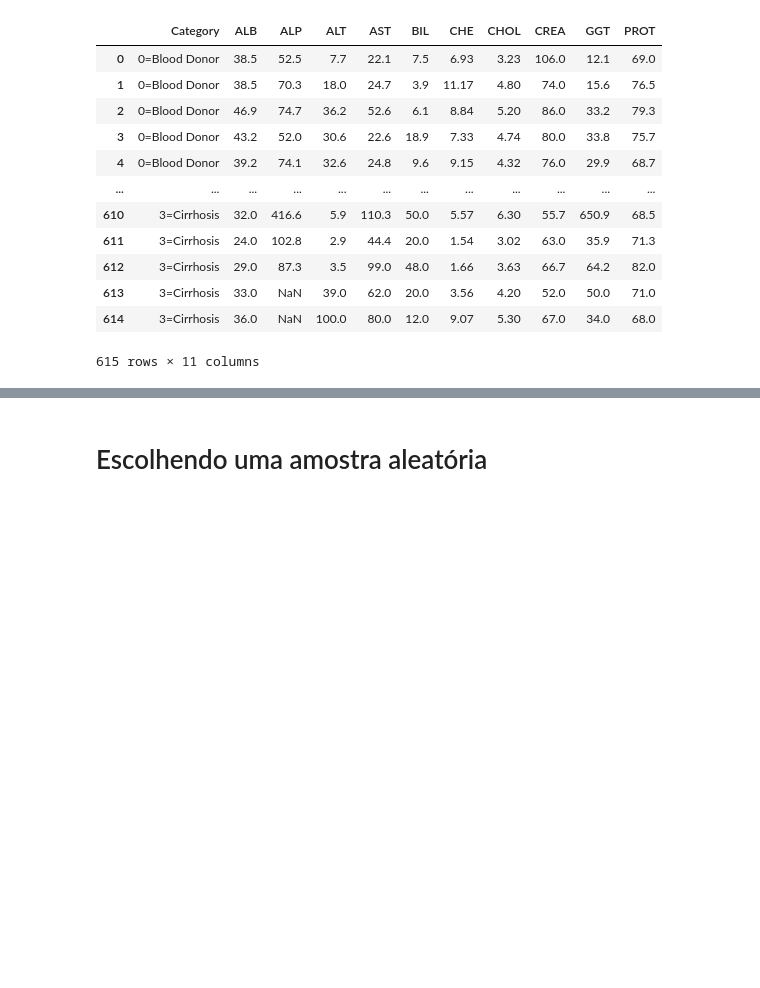
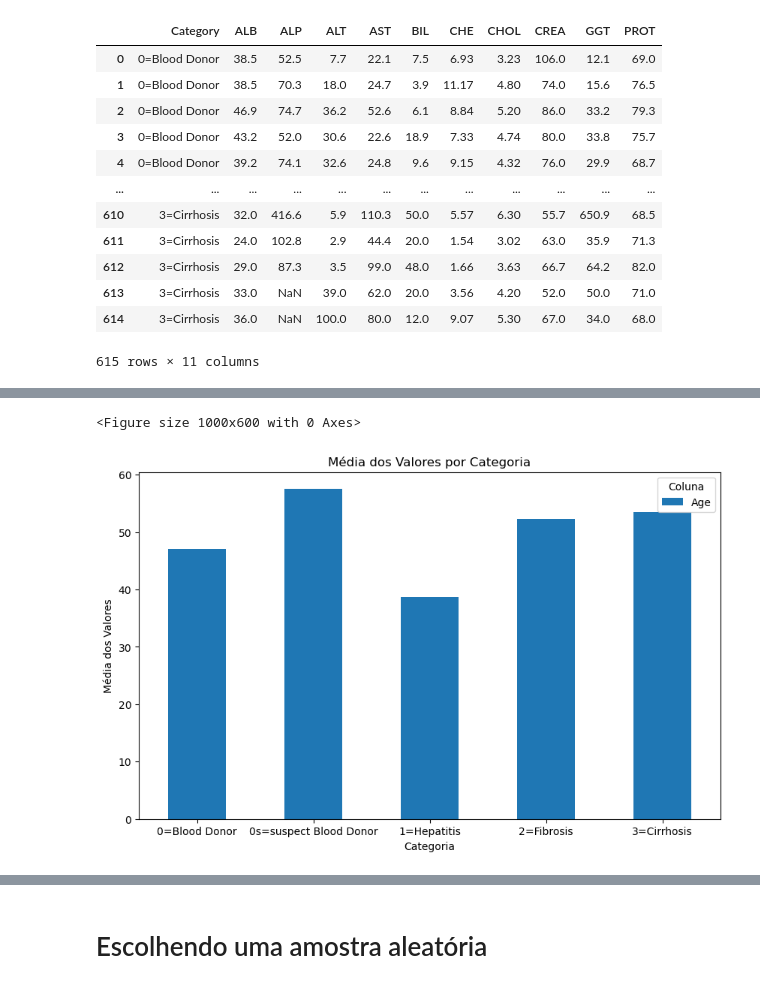
Before and after one commit to Gabicolombo/USP-Ciencias-de-dados-, a Jupyter notebook: hcvdat0.ipynb, the cells around one changed output, grey strips where cells are left out. Saved outputs shown, nothing was run; the diff lists cells and outputs as text; code cells hidden in the pictures; blank space fills up the shorter version.

```diff
--- a/hcvdat0.ipynb
+++ b/hcvdat0.ipynb
@@ -132,0 +157,6 @@ plot_mean(df_category)
+# %%
+df_age_category_1 = df.loc[:, ['Age', 'Category']]
+plot_mean2(df_age_category_1)
+# %% [output]
+<Figure size 1000x600 with 0 Axes>
+[figure, added]
```
Also changed, not shown: parts of 9 cells of this notebook.
